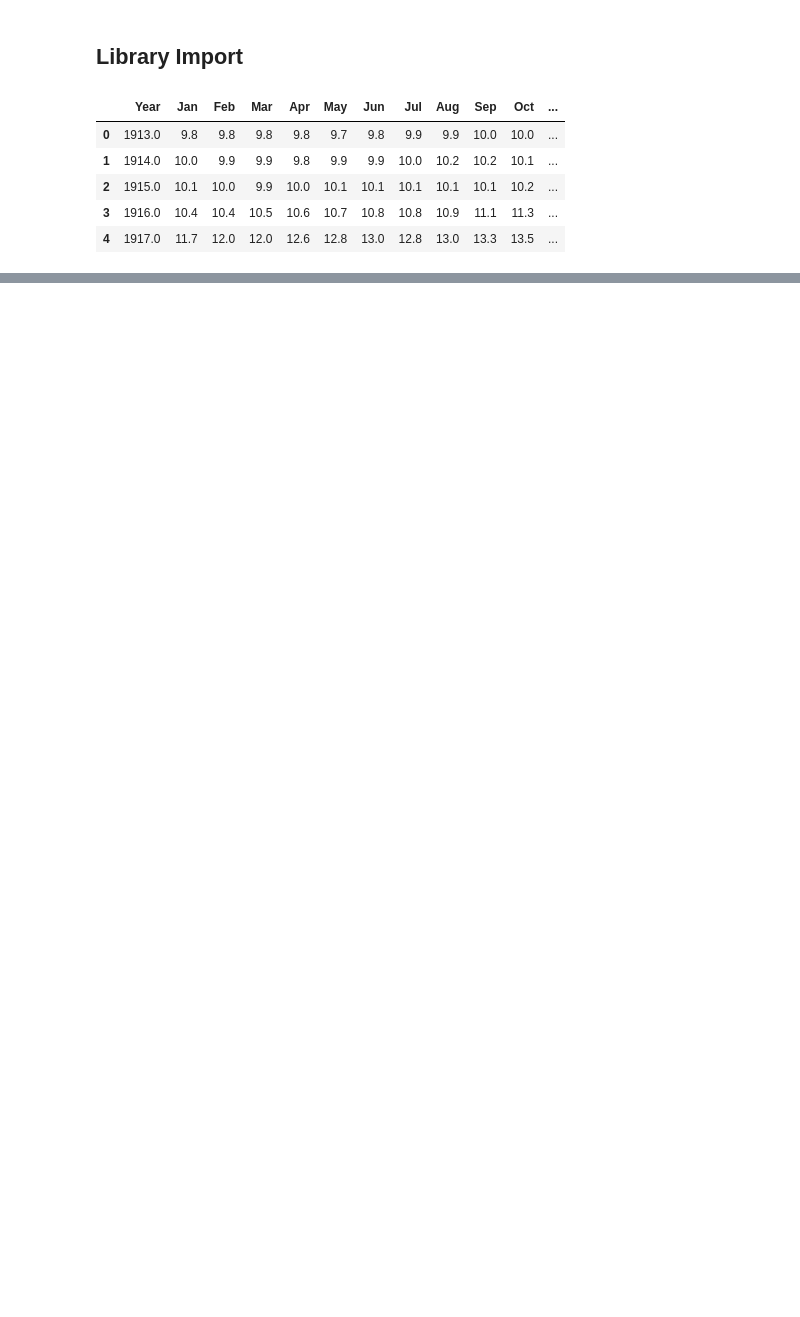
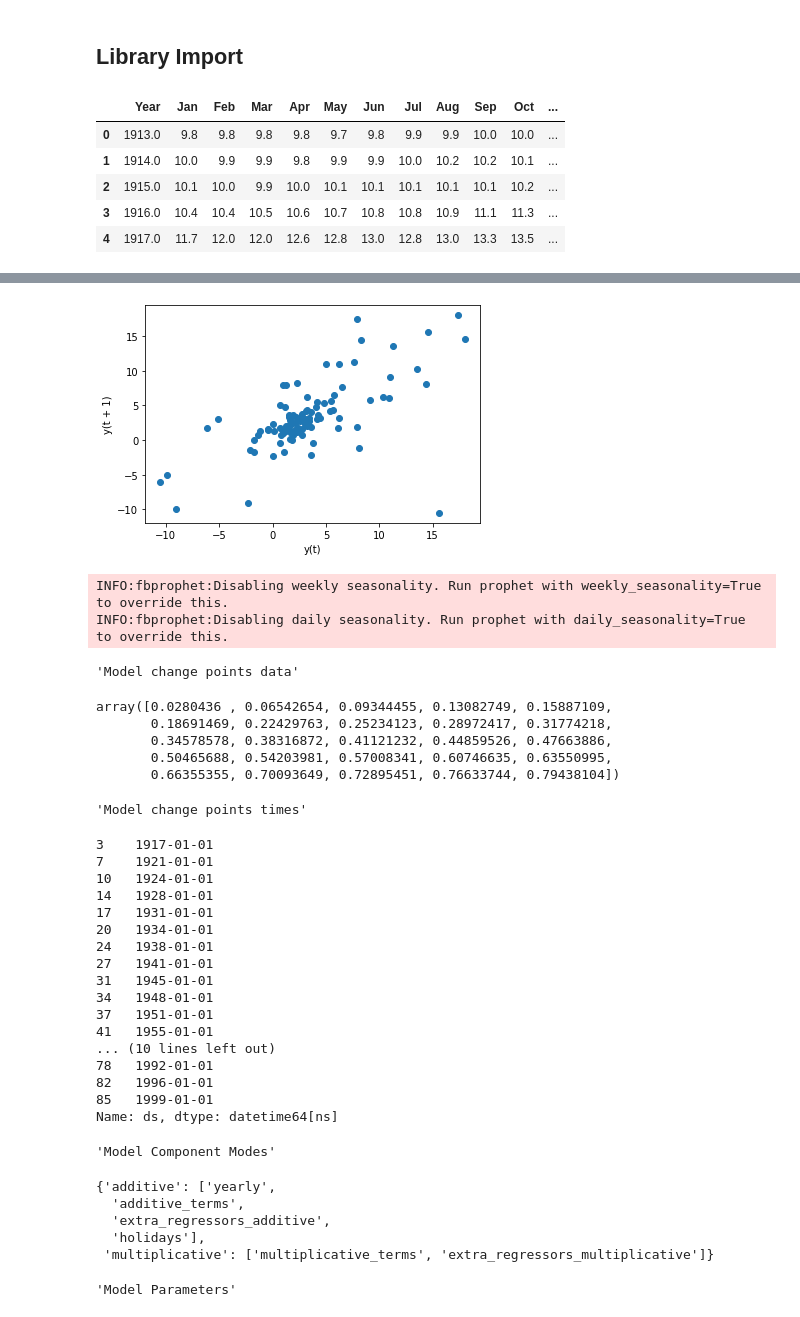
Before and after one commit to Bkeith3248/MGT6203Project, a Jupyter notebook: ProjectNotebook.ipynb, the cells around one changed output, grey strips where cells are left out. Drawn from its saved outputs; the diff is of its cells as text; code cells hidden in the pictures; blank space fills up the shorter version.

```diff
--- a/ProjectNotebook.ipynb
+++ b/ProjectNotebook.ipynb
@@ -33,0 +218,68 @@ df_inflation.head()
+# %%
+#https://machinelearningmastery.com/time-series-forecasting-with-prophet-in-python/
+series = df_inflation['Annual']
+lag_plot(series)
+pyplot.show()
+
+df_model = df_inflation.copy()
+df_model = df_model[['Year', 'Annual']]
+df_model.rename(columns={"Year": "ds", "Annual": "y"},inplace=True)
+df_model['ds']= pd.to_datetime(df_model['ds'],format='%Y')
+# define the model
+model = Prophet()
+# fit the model
+model.fit(df_model)
+
+display('Model change points data')
+display(model.changepoints_t)
+
+display('Model change points times')
+display(model.changepoints)
+
+display('Model Component Modes')
+display(model.component_modes)
+
+display('Model Parameters')
+display(model.params)
+
+#https://medium.com/analytics-vidhya/time-series-analysis-a-quick-tour-of-fbprophet-cbbfbffdf9d8#:~:text=Prophet%20is%20a%20procedure%20for,several%20seasons%20of%20historical%20data.
+future = model.make_future_dataframe(periods= 80, freq= 'Y')
+forcast = model.predict(future)
+fig = model.plot(forcast)
+fig.show()
+fig = model.plot_components(forcast)
+# %% [output]
+[figure, added]
+INFO:fbprophet:Disabling weekly seasonality. Run prophet with weekly_seasonality=True to override this.
+INFO:fbprophet:Disabling daily seasonality. Run prophet with daily_seasonality=True to override this.
+'Model change points data'
+array([0.0280436 , 0.06542654, 0.09344455, 0.13082749, 0.15887109,
+       0.18691469, 0.22429763, 0.25234123, 0.28972417, 0.31774218,
+       0.34578578, 0.38316872, 0.41121232, 0.44859526, 0.47663886,
+       0.50465688, 0.54203981, 0.57008341, 0.60746635, 0.63550995,
+       0.66355355, 0.70093649, 0.72895451, 0.76633744, 0.79438104])
+'Model change points times'
+3    1917-01-01
+7    1921-01-01
+10   1924-01-01
+14   1928-01-01
+17   1931-01-01
+20   1934-01-01
+24   1938-01-01
+27   1941-01-01
+31   1945-01-01
+34   1948-01-01
+37   1951-01-01
+41   1955-01-01
+... (10 lines left out)
+78   1992-01-01
+82   1996-01-01
+85   1999-01-01
+Name: ds, dtype: datetime64[ns]
+'Model Component Modes'
+{'additive': ['yearly',
+  'additive_terms',
+  'extra_regressors_additive',
+  'holidays'],
+ 'multiplicative': ['multiplicative_terms', 'extra_regressors_multiplicative']}
+'Model Parameters'
```
Also changed, not shown: parts of 8 cells of this notebook.
